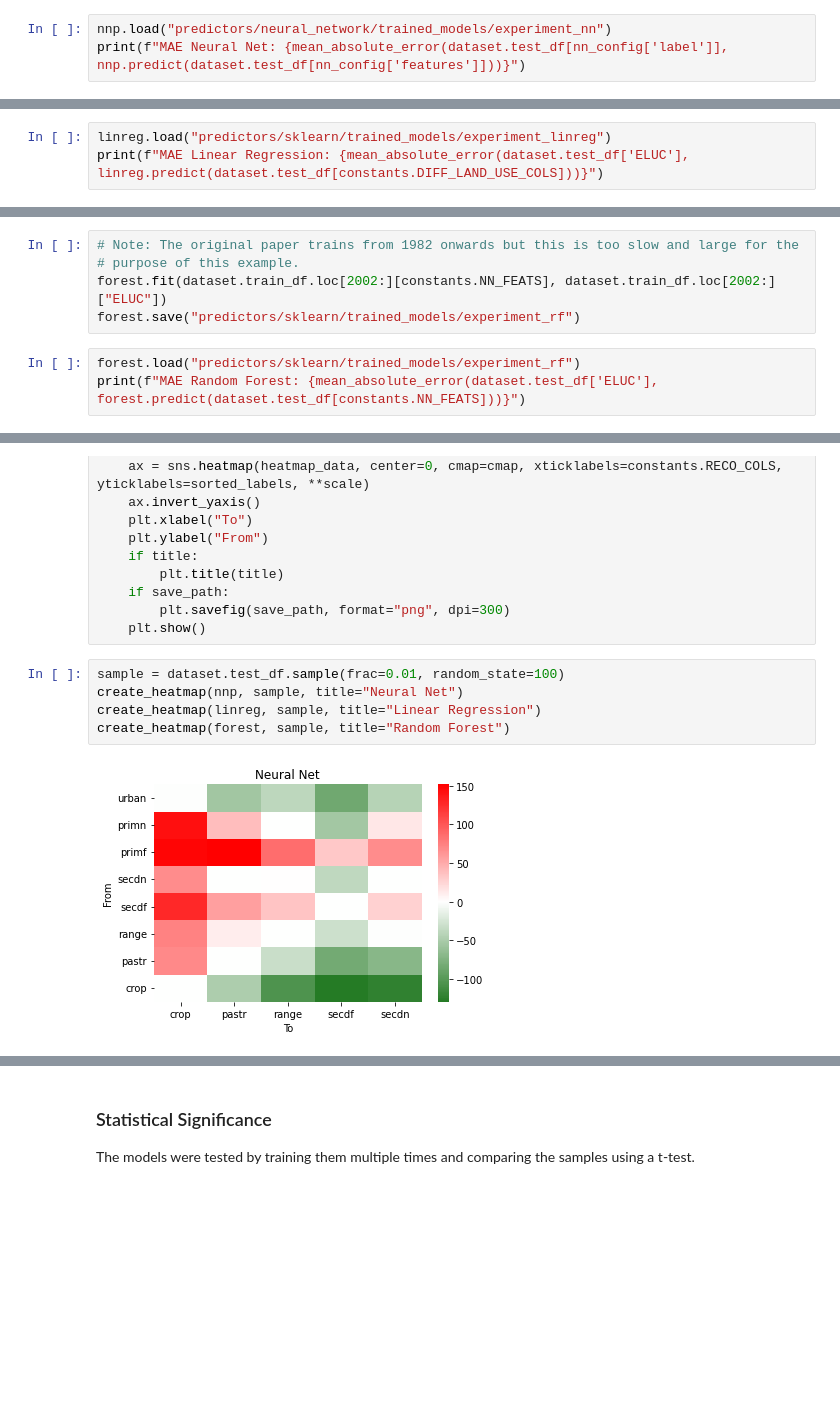
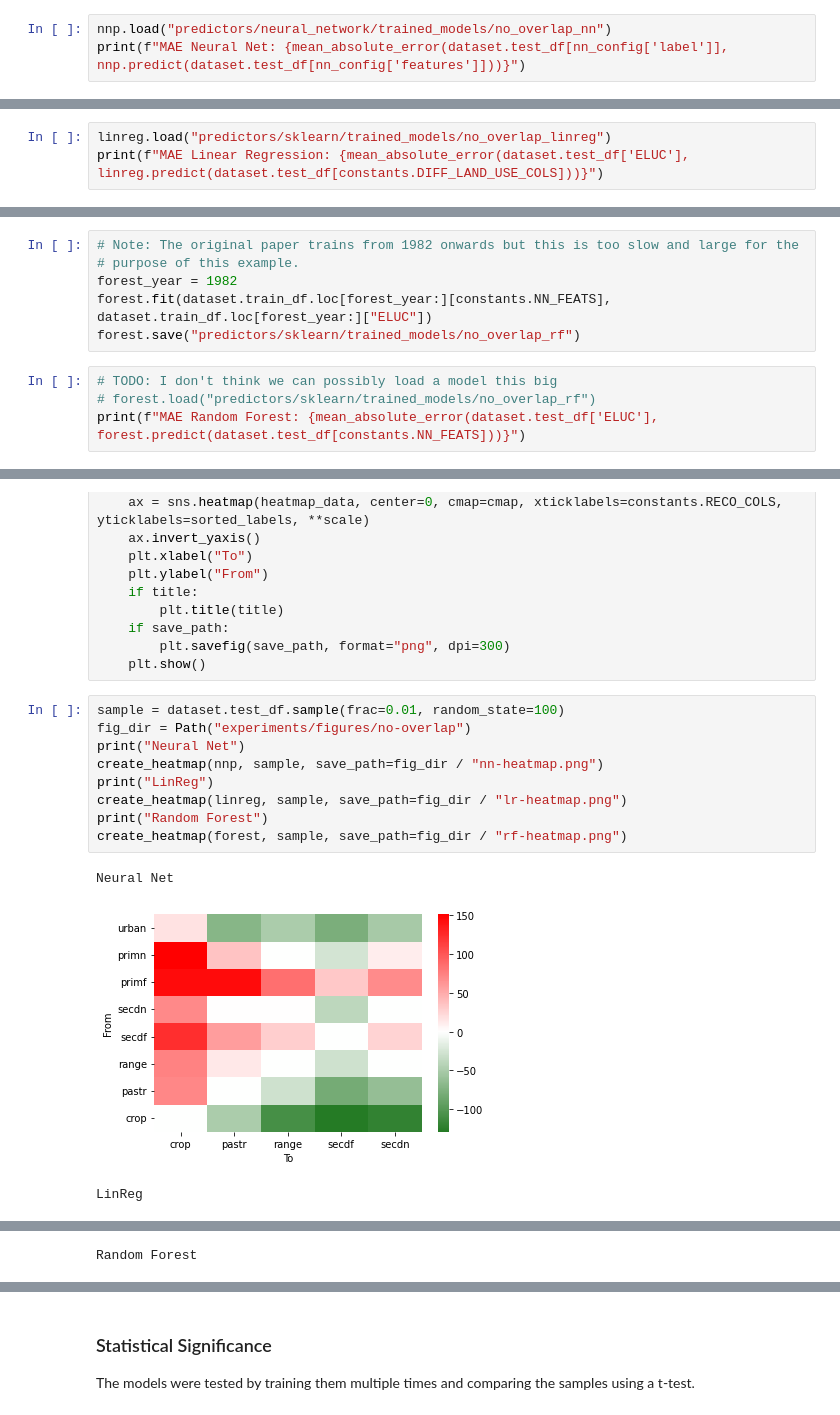
Before and after one commit to Project-Resilience/mvp, a Jupyter notebook: use_cases/eluc/experiments/predictor_experiments.ipynb, the cells around one changed output, grey strips where cells are left out. Saved outputs shown, nothing was run; the diff lists cells and outputs as text; blank space fills up the shorter version.

Commit message:
Reran all experiments using fixed dataset

```diff
--- a/use_cases/eluc/experiments/predictor_experiments.ipynb
+++ b/use_cases/eluc/experiments/predictor_experiments.ipynb
@@ -48,4 +49,4 @@ nnp.save("predictors/neural_network/trained_models/experiment_nn")
 # %%
-nnp.load("predictors/neural_network/trained_models/experiment_nn")
+nnp.load("predictors/neural_network/trained_models/no_overlap_nn")
 print(f"MAE Neural Net: {mean_absolute_error(dataset.test_df[nn_config['label']], nnp.predict(dataset.test_df[nn_config['features']]))}")
 # %% [output]
@@ -64,4 +65,4 @@ linreg.save("predictors/sklearn/trained_models/experiment_linreg")
 # %%
-linreg.load("predictors/sklearn/trained_models/experiment_linreg")
+linreg.load("predictors/sklearn/trained_models/no_overlap_linreg")
 print(f"MAE Linear Regression: {mean_absolute_error(dataset.test_df['ELUC'], linreg.predict(dataset.test_df[constants.DIFF_LAND_USE_COLS]))}")
 # %% [output]
@@ -78,9 +79,11 @@ forest = RandomForestPredictor(features=constants.NN_FEATS, **forest_config)
 # %%
 # Note: The original paper trains from 1982 onwards but this is too slow and large for the
 # purpose of this example.
-forest.fit(dataset.train_df.loc[2002:][constants.NN_FEATS], dataset.train_df.loc[2002:]["ELUC"])
-forest.save("predictors/sklearn/trained_models/experiment_rf")
+forest_year = 1982
+forest.fit(dataset.train_df.loc[forest_year:][constants.NN_FEATS], dataset.train_df.loc[forest_year:]["ELUC"])
+forest.save("predictors/sklearn/trained_models/no_overlap_rf")
 # %%
-forest.load("predictors/sklearn/trained_models/experiment_rf")
+# TODO: I don't think we can possibly load a model this big
+# forest.load("predictors/sklearn/trained_models/no_overlap_rf")
 print(f"MAE Random Forest: {mean_absolute_error(dataset.test_df['ELUC'], forest.predict(dataset.test_df[constants.NN_FEATS]))}")
 # %% [output]
@@ -148,8 +151,14 @@ def create_heatmap(model: Predictor, sample: pd.DataFrame, features=None, scale=
     plt.show()
 # %%
 sample = dataset.test_df.sample(frac=0.01, random_state=100)
-create_heatmap(nnp, sample, title="Neural Net")
-create_heatmap(linreg, sample, title="Linear Regression")
-create_heatmap(forest, sample, title="Random Forest")
+fig_dir = Path("experiments/figures/no-overlap")
+print("Neural Net")
+create_heatmap(nnp, sample, save_path=fig_dir / "nn-heatmap.png")
+print("LinReg")
+create_heatmap(linreg, sample, save_path=fig_dir / "lr-heatmap.png")
+print("Random Forest")
+create_heatmap(forest, sample, save_path=fig_dir / "rf-heatmap.png")
 # %% [output]
+Neural Net
-[figure, old version]
+[figure, new version]
+LinReg
@@ -156,0 +166 @@ create_heatmap(forest, sample, title="Random Forest")
+Random Forest
```
Also changed, not shown: parts of 10 cells of this notebook, 5 other files.
